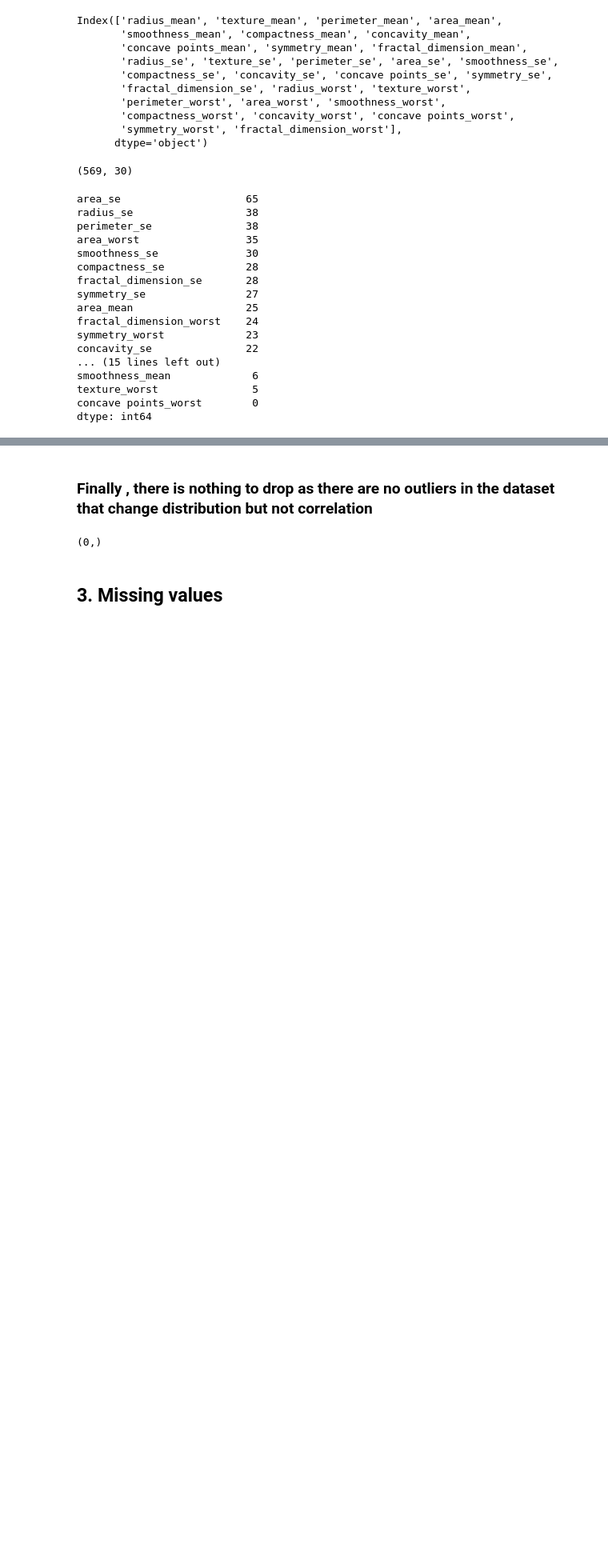
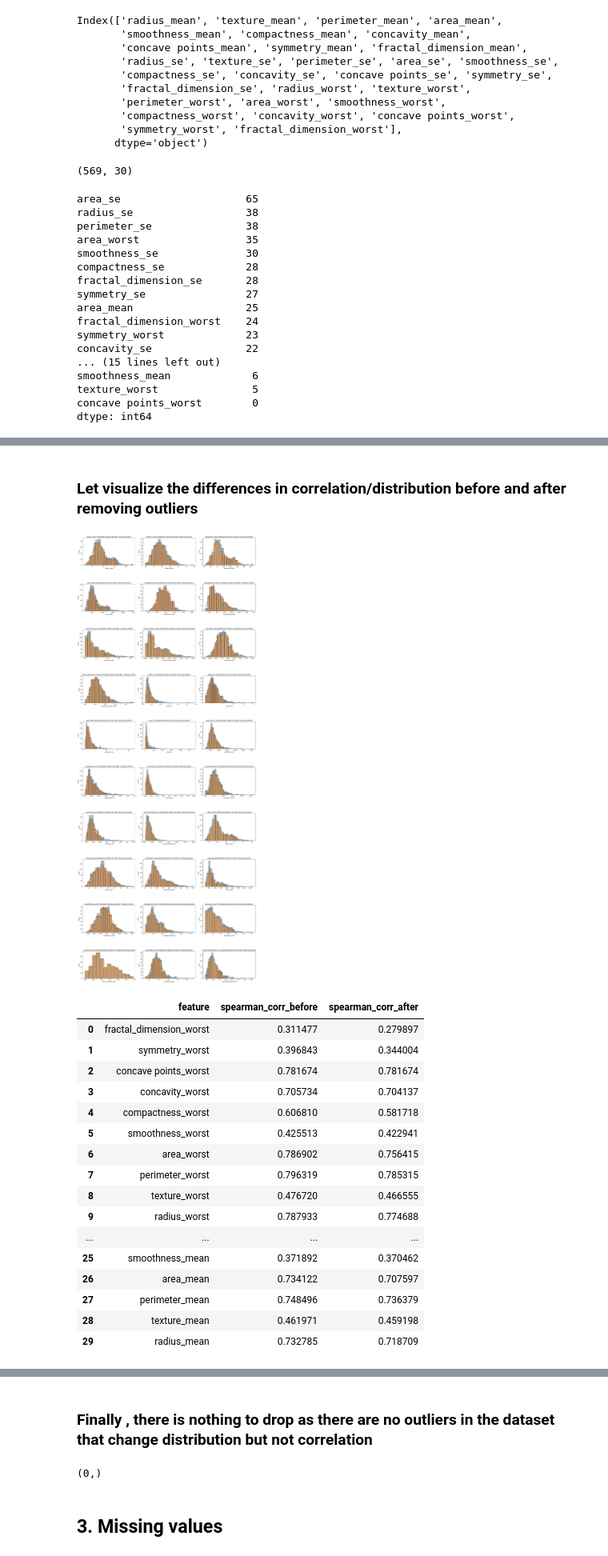
Before and after one commit to lmanov1/CancerPrediction, a Jupyter notebook: DataCleansing.ipynb, the cells around one changed output, grey strips where cells are left out. Shown at 80% size. Saved outputs shown, nothing was run; the diff lists cells and outputs as text; code cells hidden in the pictures; blank space fills up the shorter version.

Commit message:
visualization fixes

```diff
--- a/DataCleansing.ipynb
+++ b/DataCleansing.ipynb
@@ -174,0 +169,78 @@ Having outliers in separate dataframe , let's use per-feature criteria to decide
+# %% [markdown]
+### Let visualize the differences in correlation/distribution  before and after removing outliers
+# %%
+# Visualize differences in correlation  before and after removing outliers
+from scipy.stats import spearmanr
+import seaborn as sns
+# Function to calculate IQR and remove outliers
+def remove_outliers_iqr(df, column):
+    Q1 = df[column].quantile(0.25)
+    Q3 = df[column].quantile(0.75)
+    IQR = Q3 - Q1
+    lower_bound = Q1 - 1.5 * IQR
+    upper_bound = Q3 + 1.5 * IQR
+    return df[(df[column] >= lower_bound) & (df[column] <= upper_bound)]
+
+def visualize_diffs(data , numerical_cols):
+    # num_plots = len(numerical_cols) * 2
+    # num_rows = len(numerical_cols)
+    # num_cols = 2 if num_plots % 2 == 0 else 3
+    #fig = plt.figure(figsize=(num_rows, num_cols))
+    fig = plt.figure(figsize=(20, 100))
+    # print(f'num_cols: {len(numerical_cols)}')
+    # print(f'num_plots: {num_plots}, num_rows: {num_rows}, num_cols: {num_cols}')
+    i = 0
+    df_spearman = pd.DataFrame(columns=['feature', 'spearman_corr_before', 'spearman_corr_after'], index=None)
+    for col in numerical_cols:
+        # Remove outliers
+        data_no_outliers = remove_outliers_iqr(data, col)
+        out = data[col] # original feature@'col' data
+        non_out = data[col][outliers_df[col] == 0]  # feature@'col' data without outliers
+        cor_out = data['diagnosis'] # original target data
+        cor_non_out = data['diagnosis'][outliers_df[col] == 0] # target data without outliers for feature@'col'
+        # Filter out NaN values for correlation calculation
+        valid_out = ~np.isnan(out) & ~np.isnan(cor_out)
+        valid_non_out = ~np.isnan(non_out) & ~np.isnan(cor_non_out)
+
+        # Calculate Spearman correlation coefficients
+        spearman_corr_before = spearmanr(out[valid_out],cor_out[valid_out])[0]
+        spearman_corr_after = spearmanr(non_out[valid_non_out],cor_non_out[valid_non_out])[0]
+                # Print results
+        row = {'feature': col,
+               'spearman_corr_before': spearman_corr_before,
+                'spearman_corr_after': spearman_corr_after}
+        df_spearman.loc[-1] = row  # adding a row
+        df_spearman.index = df_spearman.index + 1  # shifting index
+        df_spearman = df_spearman.sort_index()  # sorting by index
+        # Plot the distributions
+        i += 1
+        ax = fig.add_subplot(20,3,i)
+        sns.histplot(out[valid_out], kde=True)
+        sns.histplot(non_out[valid_non_out], kde=True)
+        ax.set_title(f'{col} distribution before and after removing outliers')
+    plt.tight_layout()
+    plt.subplots_adjust(hspace=0.7)
+    plt.show()
+
+    display(df_spearman)
+
+visualize_diffs(df_with_outliers , numerical_cols)
+# %% [output]
+[figure, added]
+|  | feature | spearman_corr_before | spearman_corr_after |
+| 0 | fractal_dimension_worst | 0.311477 | 0.279897 |
+| 1 | symmetry_worst | 0.396843 | 0.344004 |
+| 2 | concave points_worst | 0.781674 | 0.781674 |
+| 3 | concavity_worst | 0.705734 | 0.704137 |
+| 4 | compactness_worst | 0.606810 | 0.581718 |
+| 5 | smoothness_worst | 0.425513 | 0.422941 |
+| 6 | area_worst | 0.786902 | 0.756415 |
+| 7 | perimeter_worst | 0.796319 | 0.785315 |
+| 8 | texture_worst | 0.476720 | 0.466555 |
+| 9 | radius_worst | 0.787933 | 0.774688 |
+| ... | ... | ... | ... |
+| 25 | smoothness_mean | 0.371892 | 0.370462 |
+| 26 | area_mean | 0.734122 | 0.707597 |
+| 27 | perimeter_mean | 0.748496 | 0.736379 |
+| 28 | texture_mean | 0.461971 | 0.459198 |
+| 29 | radius_mean | 0.732785 | 0.718709 |
```
Also changed, not shown: parts of 13 cells of this notebook.
